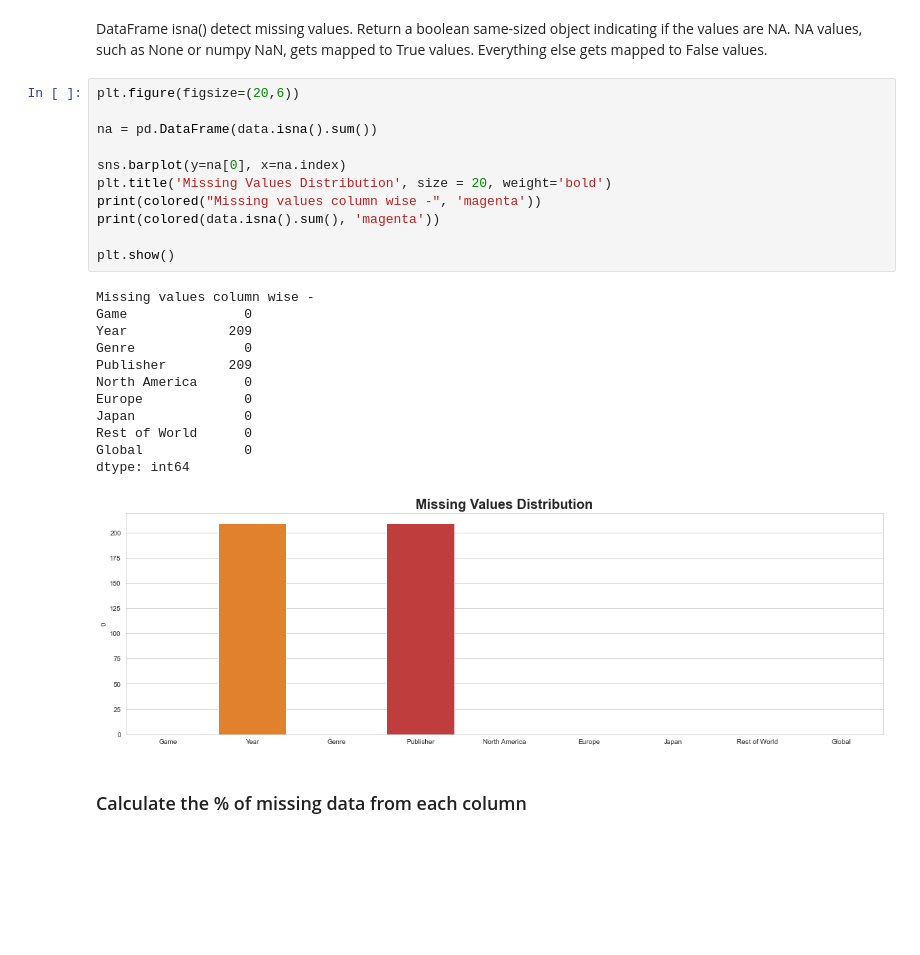
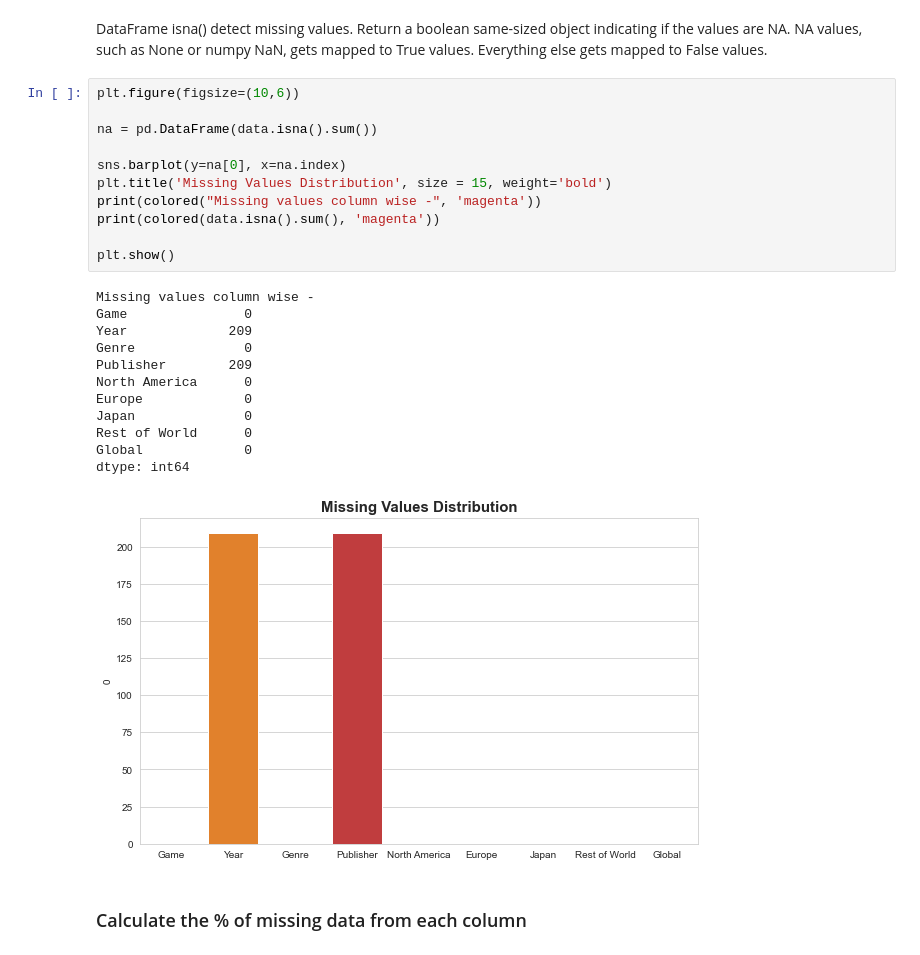
Before and after one commit to martaaleksic/project, a Jupyter notebook: ps4/notebook.ipynb, the cells around one changed output. Saved outputs shown, nothing was run; the diff lists cells and outputs as text; blank space fills up the shorter version.

Commit message:
fixed figsize

```diff
--- a/ps4/notebook.ipynb
+++ b/ps4/notebook.ipynb
@@ -121,29 +121,29 @@ Huge matrix that includes a lot of numbers. The range of this numbers are -1 to
 # %% [markdown]
 DataFrame isna() detect missing values. Return a boolean same-sized object indicating if the values are NA. NA values, such as None or numpy NaN, gets mapped to True values. Everything else gets mapped to False values.
 # %%
-plt.figure(figsize=(20,6))
+plt.figure(figsize=(10,6))
 
 na = pd.DataFrame(data.isna().sum())
 
 sns.barplot(y=na[0], x=na.index)
-plt.title('Missing Values Distribution', size = 20, weight='bold')
+plt.title('Missing Values Distribution', size = 15, weight='bold')
 print(colored("Missing values column wise -", 'magenta'))
 print(colored(data.isna().sum(), 'magenta'))
 
 plt.show()
 # %% [output]
 Missing values column wise -
 Game               0
 Year             209
 Genre              0
 Publisher        209
 North America      0
 Europe             0
 Japan              0
 Rest of World      0
 Global             0
 dtype: int64
-[figure, old version]
+[figure, new version]
 # %% [markdown]
 ### Calculate the % of missing data from each column
 # %%
```
Also changed, not shown: parts of 2 cells of this notebook.
